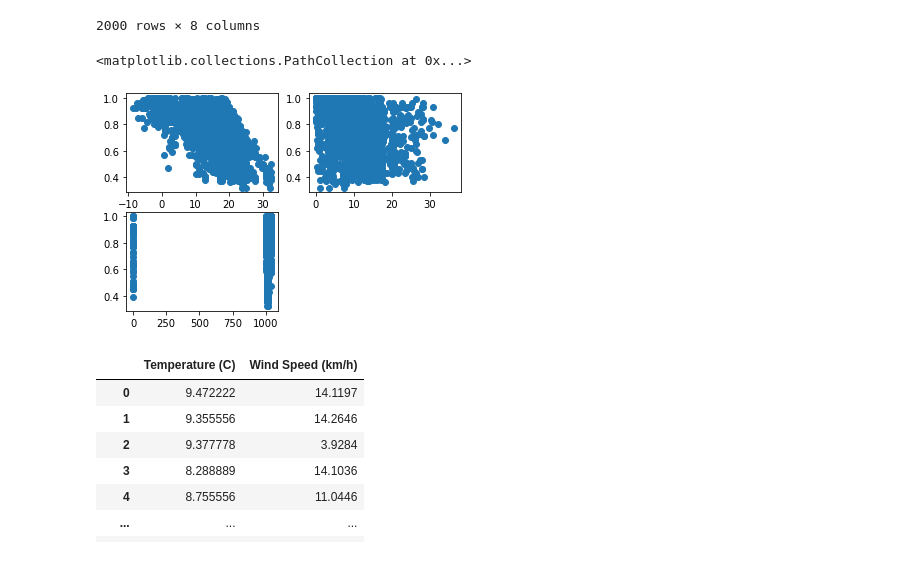
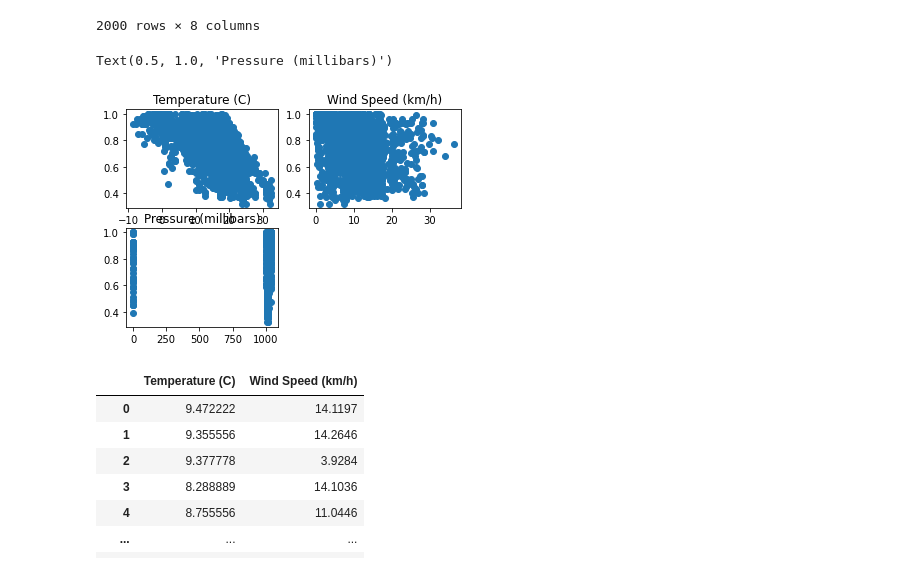
Before and after one commit to ososuna/statistics, a Jupyter notebook: multiple-linear-regression/multipleR.ipynb, the cells around one changed output. Drawn from its saved outputs; the diff is of its cells as text; code cells hidden in the pictures.

```diff
--- a/multiple-linear-regression/multipleR.ipynb
+++ b/multiple-linear-regression/multipleR.ipynb
@@ -3,7 +3,7 @@ import pandas as pd
 import matplotlib.pyplot as plt
 import numpy as np
 # %%
-weather_data_m = pd.read_csv('/home/ivanm/Desktop/repos/statistics/multiple-linear-regression/data/weatherHistory.csv', nrows=2000)
+weather_data_m = pd.read_csv('/home/ivanm/Desktop/statistics/multiple-linear-regression/data/weatherHistory.csv', nrows=2000)
 weather_data_m
 # %% [output]
 |  | Temperature (C) | Apparent Temperature (C) | Wind Speed (km/h) | Wind Bearing (degrees) | Visibility (km) | ... |
@@ -22,18 +22,21 @@ weather_data_m
 # %%
 weather_features = ['Temperature (C)','Wind Speed (km/h)', 'Pressure (millibars)']
 
 X = weather_data_m[weather_features]
 y = weather_data_m.Humidity
 
 plt.subplot(2,2,1)
 plt.scatter(X['Temperature (C)'], y)
+plt.title('Temperature (C)')
 plt.subplot(2,2,2)
 plt.scatter(X['Wind Speed (km/h)'], y)
+plt.title('Wind Speed (km/h)')
 plt.subplot(2,2,3)
 plt.scatter(X['Pressure (millibars)'], y)
+plt.title('Pressure (millibars)')
 # %% [output]
-<matplotlib.collections.PathCollection at 0x...>
+Text(0.5, 1.0, 'Pressure (millibars)')
-[figure, old version]
+[figure, new version]
 # %%
 X = X.drop('Pressure (millibars)', 1)
 X
```
Also changed, not shown: parts of 1 cell of this notebook, 2 other files.
